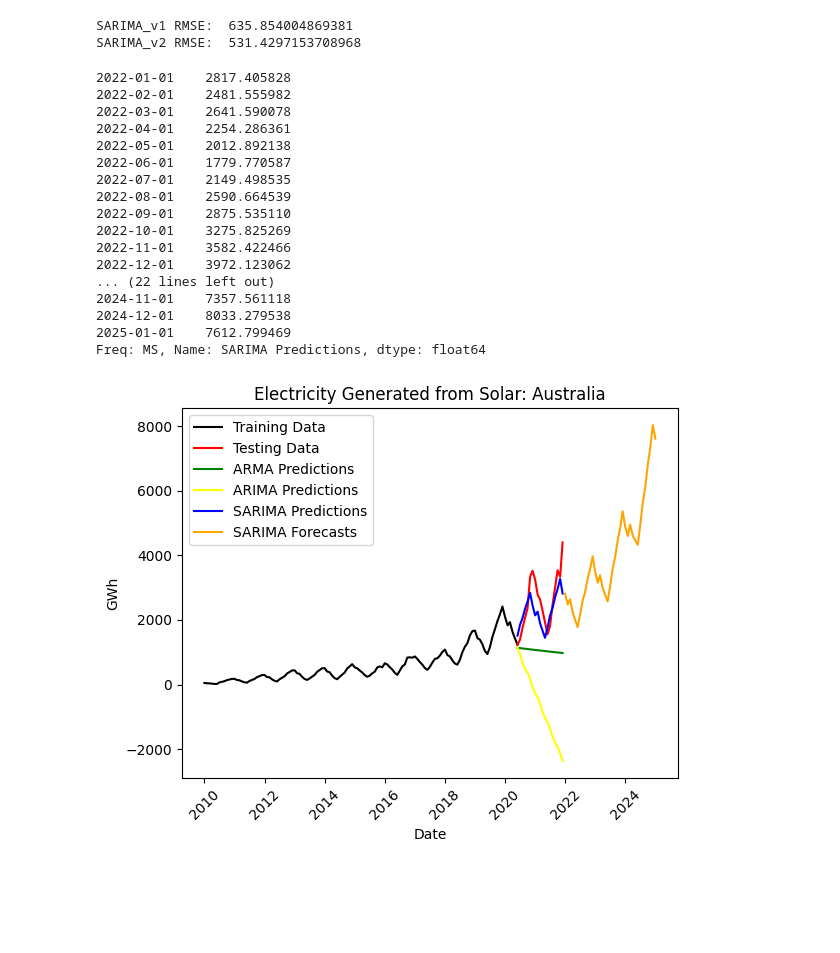
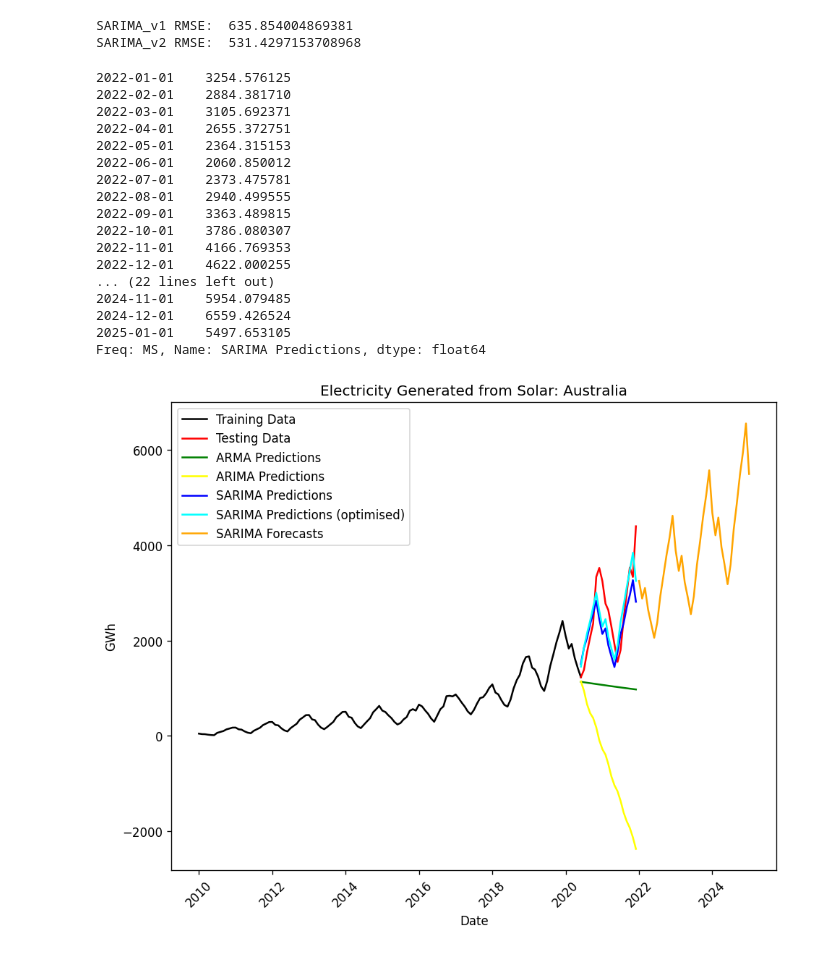
Before and after one commit to shwetajain1022/Project-4, a Jupyter notebook: AUS_solar_model_colab.ipynb, the cells around one changed output. Cells and saved outputs as stored; diff of their text form; code cells hidden in the pictures; blank space fills up the shorter version.

Commit message:
latest version of aus_solar_model.ipynb

```diff
--- a/AUS_solar_model_colab.ipynb
+++ b/AUS_solar_model_colab.ipynb
@@ -418,8 +418,13 @@ print("SARIMA_v2 RMSE: ",sarima_v2_rmse)
 SARIMA_v1 RMSE:  635.854004869381
 SARIMA_v2 RMSE:  531.4297153708968
 # %%
-## Use Sarima model to forecast datapoints
-SARIMAXmodel_fcast = SARIMAX(y, order = (5, 4, 2), seasonal_order=(2,2,2,12))
+# Set "d", "p" and "q" value
+d = 2
+p = 5
+q = 2
+
+# Use Sarima model to forecast datapoints
+SARIMAXmodel_fcast = SARIMAX(y, order = (p, d, q), seasonal_order=(2,2,2,12))
 
 # Fit model
 SARIMAXmodel_fcast = SARIMAXmodel_fcast.fit()
@@ -436,36 +441,37 @@ pred.index=index_future_dates
 #Print forecast data
 print(pred)
 # %% [output]
-2022-01-01    2817.405828
-2022-02-01    2481.555982
-2022-03-01    2641.590078
-2022-04-01    2254.286361
-2022-05-01    2012.892138
-2022-06-01    1779.770587
-2022-07-01    2149.498535
-2022-08-01    2590.664539
-2022-09-01    2875.535110
-2022-10-01    3275.825269
-2022-11-01    3582.422466
-2022-12-01    3972.123062
+2022-01-01    3254.576125
+2022-02-01    2884.381710
+2022-03-01    3105.692371
+2022-04-01    2655.372751
+2022-05-01    2364.315153
+2022-06-01    2060.850012
+2022-07-01    2373.475781
+2022-08-01    2940.499555
+2022-09-01    3363.489815
+2022-10-01    3786.080307
+2022-11-01    4166.769353
+2022-12-01    4622.000255
 ... (22 lines left out)
-2024-11-01    7357.561118
-2024-12-01    8033.279538
-2025-01-01    7612.799469
+2024-11-01    5954.079485
+2024-12-01    6559.426524
+2025-01-01    5497.653105
 Freq: MS, Name: SARIMA Predictions, dtype: float64
 # %%
 # Plot forecast data
 plt.plot(train['date'],train['solar'], color = "black", label= "Training Data")
 plt.plot(test['date'],test['solar'], color = "red", label= "Testing Data")
 plt.ylabel('GWh')
 plt.xlabel('Date')
 plt.xticks(rotation=45)
 plt.title("Electricity Generated from Solar: Australia")
 plt.plot(y_pred_out_arma, color='Green', label = 'ARMA Predictions')
 plt.plot(y_pred_out_arima, color='Yellow', label = 'ARIMA Predictions')
 plt.plot(y_pred_out_sarima, color='Blue', label = 'SARIMA Predictions')
+plt.plot(y_pred_out_sarima_v2, color='Cyan', label = 'SARIMA Predictions (optimised)')
 plt.plot(pred.index,pred, color='Orange', label= 'SARIMA Forecasts')
 plt.legend()
 plt.show()
 # %% [output]
-[figure, old version]
+[figure, new version]
```
